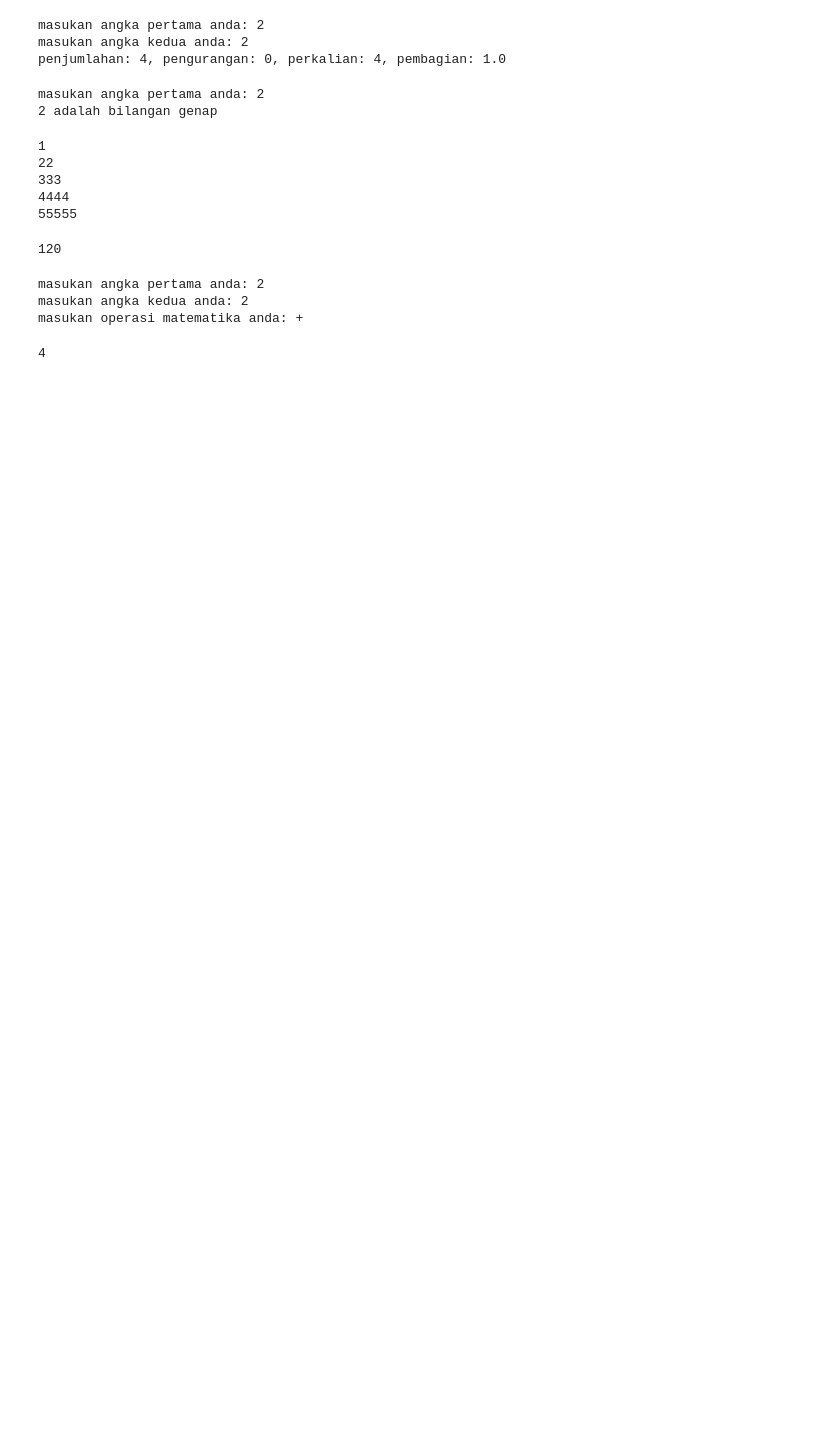
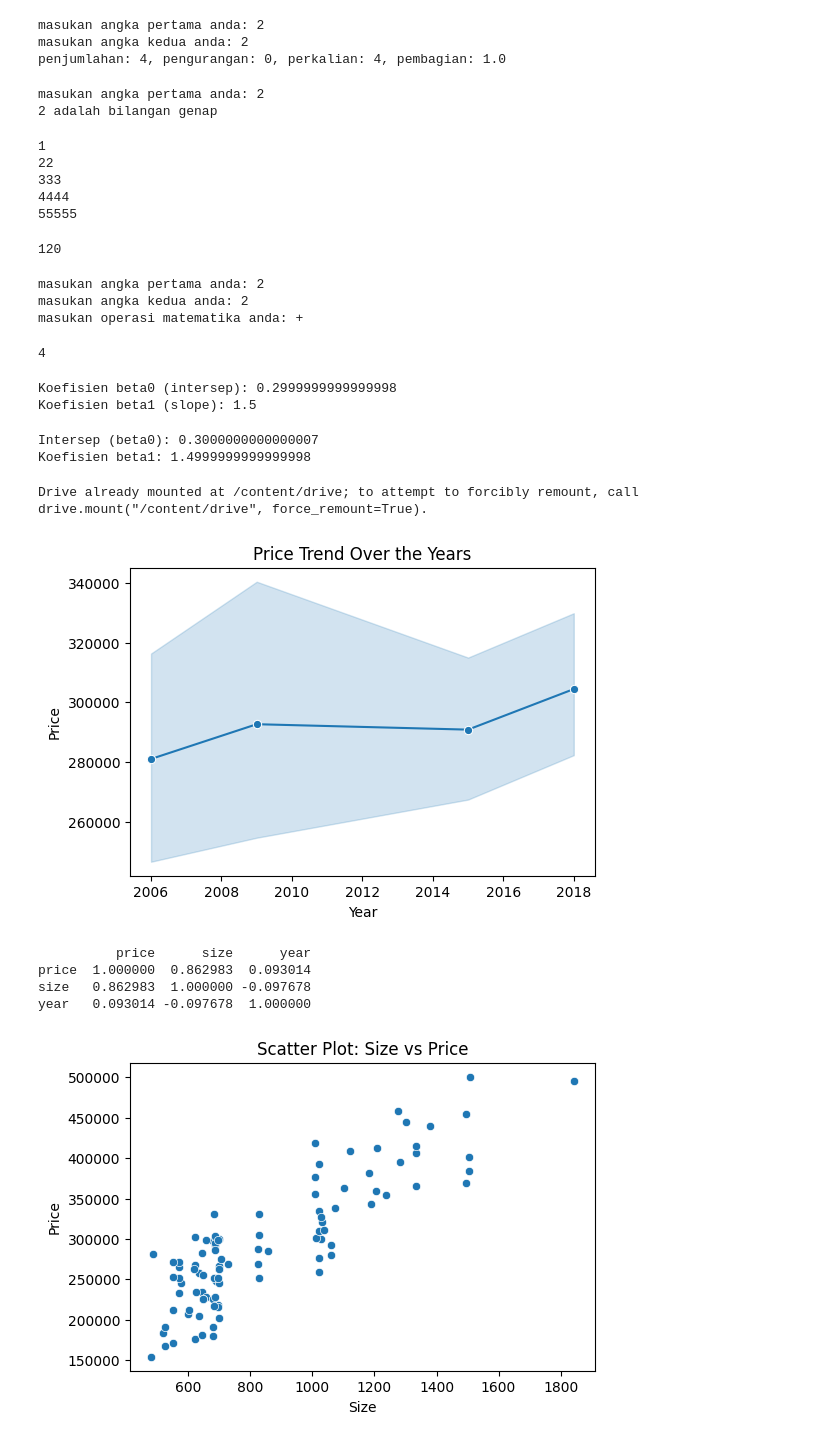
Before and after one commit to ihyaulumuddin044/machineLearning, a Jupyter notebook: python_lanjutan.ipynb, the cells around one changed output. Saved outputs shown, nothing was run; the diff lists cells and outputs as text; code cells hidden in the pictures; blank space fills up the shorter version.

Commit message:
regresi real estet

```diff
--- a/python_lanjutan.ipynb
+++ b/python_lanjutan.ipynb
@@ -521,3 +521,79 @@ masukan angka pertama anda: 2
 masukan angka kedua anda: 2
 masukan operasi matematika anda: +
 4
+# %%
+import numpy as np
+
+# Data contoh
+X = np.array([1, 2, 3, 4, 5])
+Y = np.array([2, 3, 5, 6, 8])
+
+# Menghitung beta1 dan beta0 secara manual
+X_mean = np.mean(X)
+Y_mean = np.mean(Y)
+
+beta1 = np.sum((X - X_mean) * (Y - Y_mean)) / np.sum((X - X_mean) ** 2)
+beta0 = Y_mean - beta1 * X_mean
+
+print(f"Koefisien beta0 (intersep): {beta0}")
+print(f"Koefisien beta1 (slope): {beta1}")
+# %% [output]
+Koefisien beta0 (intersep): 0.2999999999999998
+Koefisien beta1 (slope): 1.5
+# %%
+from sklearn.linear_model import LinearRegression
+
+# Reshape X agar sesuai format input sklearn
+X = X.reshape(-1, 1)
+
+# Buat model dan latih
+model = LinearRegression()
+model.fit(X, Y)
+
+# Ambil koefisien
+print(f"Intersep (beta0): {model.intercept_}")
+print(f"Koefisien beta1: {model.coef_[0]}")
+# %% [output]
+Intersep (beta0): 0.3000000000000007
+Koefisien beta1: 1.4999999999999998
+# %%
+from google.colab import drive
+drive.mount('/content/drive')
+# %% [output]
+Drive already mounted at /content/drive; to attempt to forcibly remount, call drive.mount("/content/drive", force_remount=True).
+# %%
+import pandas as pd
+
+file_path = "/content/drive/My Drive/Dataset_Latihan/real_estet/dataset.csv"
+df = pd.read_csv(file_path)
+df.head()
+
+import matplotlib.pyplot as plt
+import seaborn as sns
+
+# Pastikan kolom memiliki nama yang sesuai
+plt.figure(figsize=(6,4))
+sns.lineplot(x=df["year"], y=df["price"], marker="o")
+plt.xlabel("Year")
+plt.ylabel("Price")
+plt.title("Price Trend Over the Years")
+plt.show()
+
+correlation_matrix = df.corr()
+
+print(correlation_matrix)
+
+plt.figure(figsize=(6,4))
+sns.scatterplot(x=df["size"], y=df["price"])
+
+plt.xlabel("Size")
+plt.ylabel("Price")
+plt.title("Scatter Plot: Size vs Price")
+plt.show()
+# %% [output]
+[figure, added]
+          price      size      year
+price  1.000000  0.862983  0.093014
+size   0.862983  1.000000 -0.097678
+year   0.093014 -0.097678  1.000000
+[figure, added]
```
Also changed, not shown: parts of 2 cells of this notebook.
